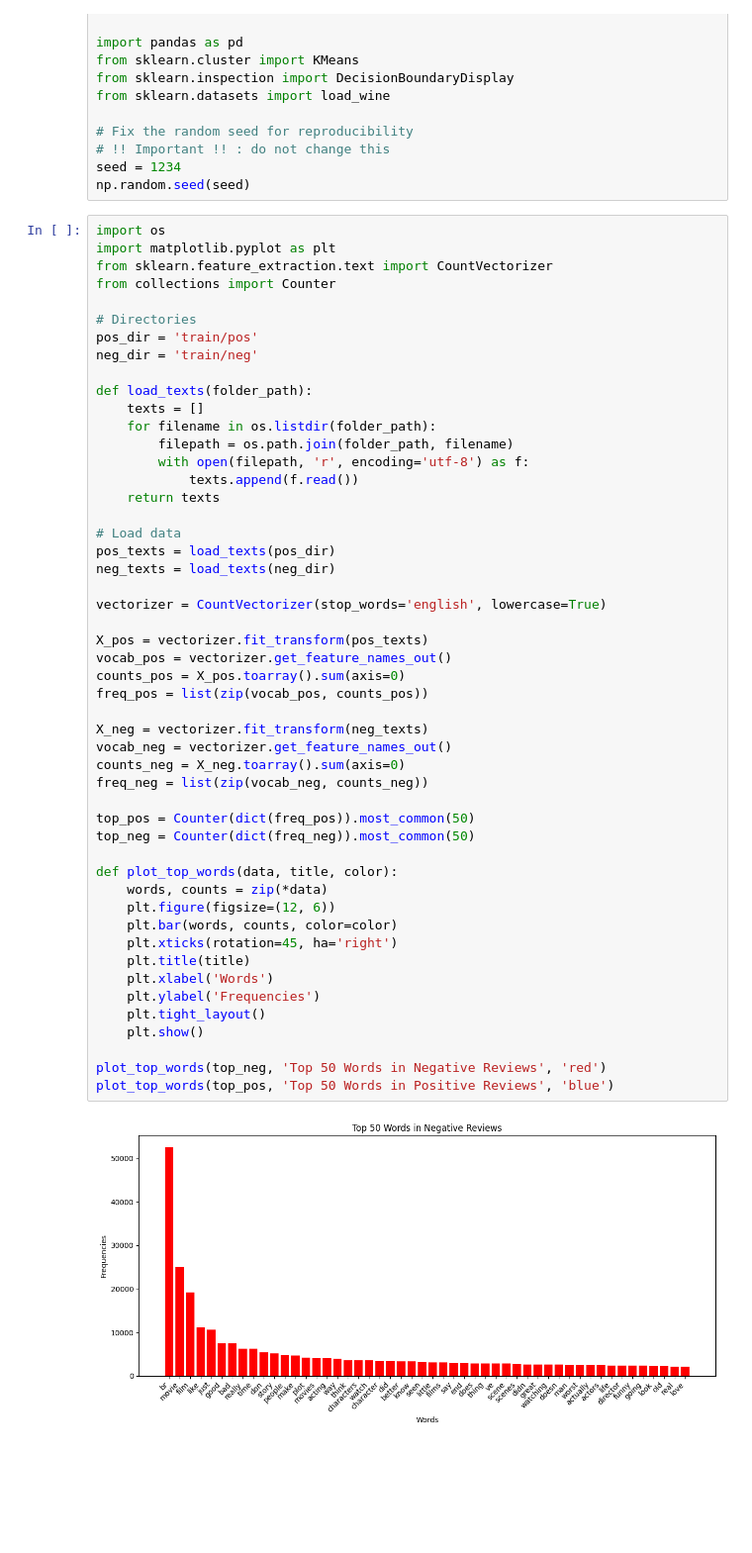
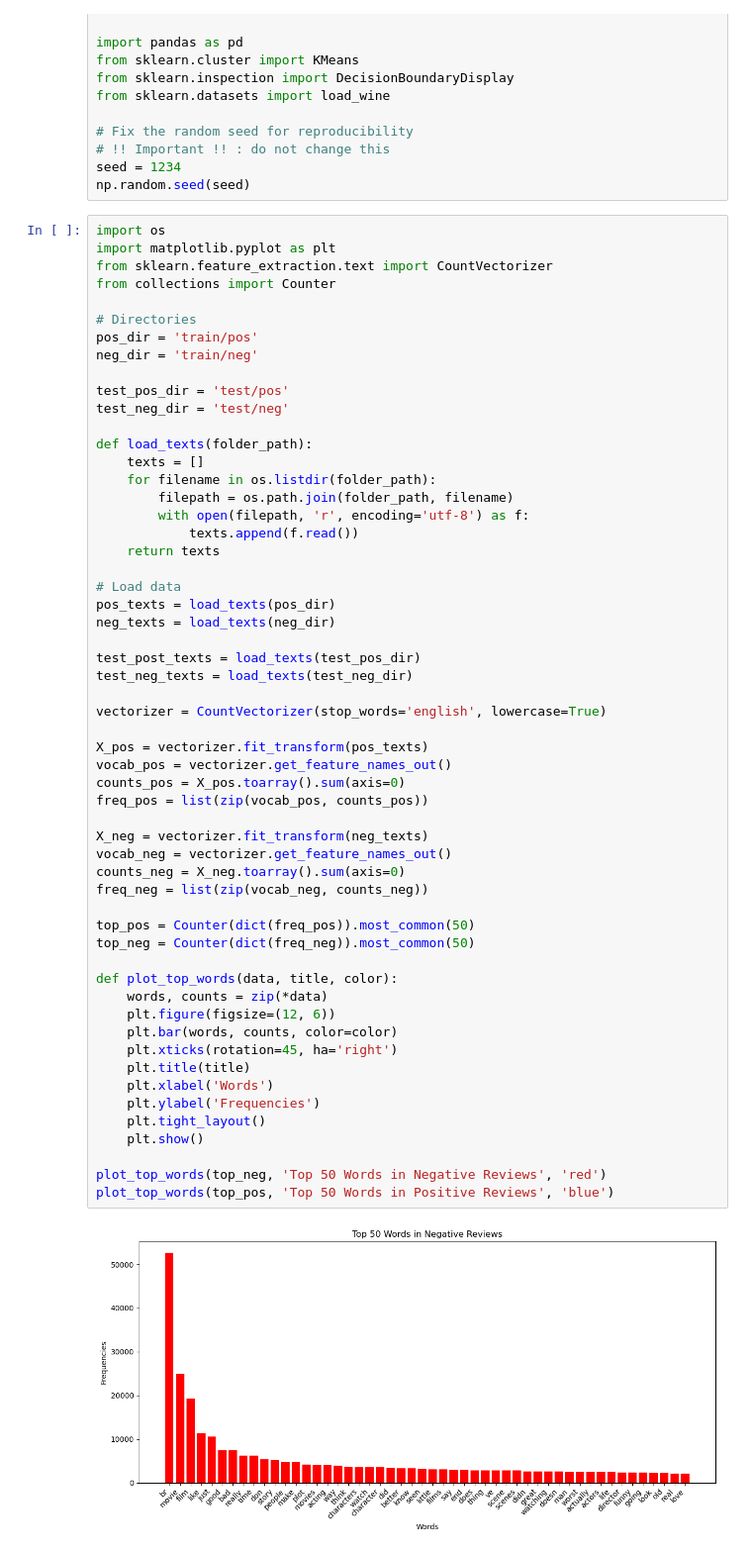
Before and after one commit to brwong3/IMDb, a Jupyter notebook: project.ipynb, the cells around one changed output. Shown at 99% size. Drawn from its saved outputs; the diff is of its cells as text; blank space fills up the shorter version.

```diff
--- a/project.ipynb
+++ b/project.ipynb
@@ -23,6 +23,9 @@ from collections import Counter
 # Directories
 pos_dir = 'train/pos'
 neg_dir = 'train/neg'
+
+test_pos_dir = 'test/pos'
+test_neg_dir = 'test/neg'
 
 def load_texts(folder_path):
     texts = []
@@ -35,34 +38,37 @@ def load_texts(folder_path):
 # Load data
 pos_texts = load_texts(pos_dir)
 neg_texts = load_texts(neg_dir)
+
+test_post_texts = load_texts(test_pos_dir)
+test_neg_texts = load_texts(test_neg_dir)
 
 vectorizer = CountVectorizer(stop_words='english', lowercase=True)
 
 X_pos = vectorizer.fit_transform(pos_texts)
 vocab_pos = vectorizer.get_feature_names_out()
 counts_pos = X_pos.toarray().sum(axis=0)
 freq_pos = list(zip(vocab_pos, counts_pos))
 
 X_neg = vectorizer.fit_transform(neg_texts)
 vocab_neg = vectorizer.get_feature_names_out()
 counts_neg = X_neg.toarray().sum(axis=0)
 freq_neg = list(zip(vocab_neg, counts_neg))
 
 top_pos = Counter(dict(freq_pos)).most_common(50)
 top_neg = Counter(dict(freq_neg)).most_common(50)
 
 def plot_top_words(data, title, color):
     words, counts = zip(*data)
     plt.figure(figsize=(12, 6))
     plt.bar(words, counts, color=color)
     plt.xticks(rotation=45, ha='right')
     plt.title(title)
     plt.xlabel('Words')
     plt.ylabel('Frequencies')
     plt.tight_layout()
     plt.show()
 
 plot_top_words(top_neg, 'Top 50 Words in Negative Reviews', 'red')
 plot_top_words(top_pos, 'Top 50 Words in Positive Reviews', 'blue')
 # %% [output]
-[figure, old version]
+[figure, new version]
```
Also changed, not shown: parts of 1 cell of this notebook.
